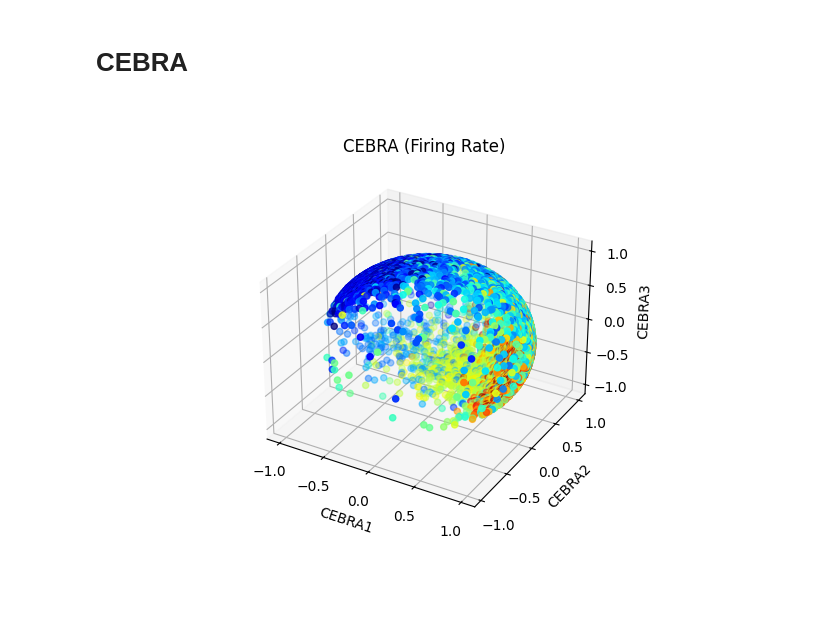
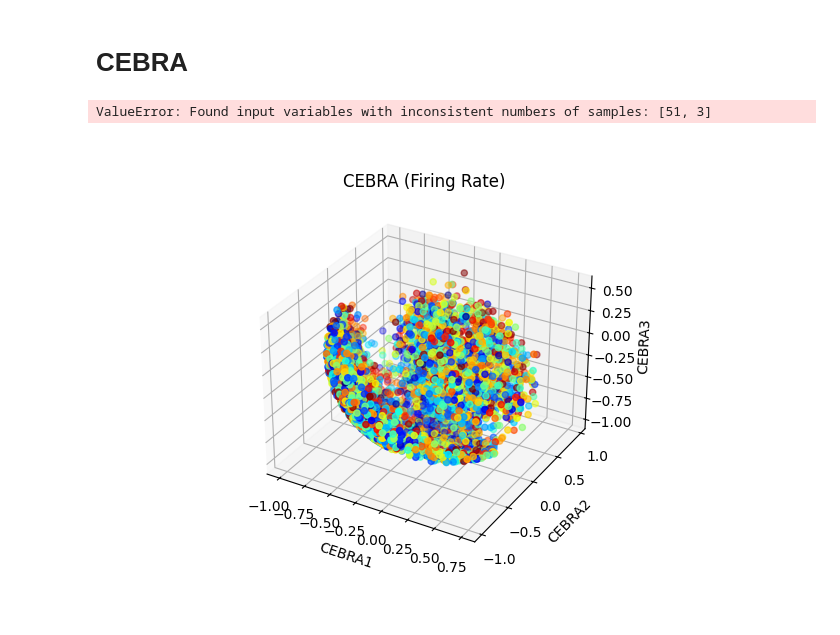
Before and after one commit to hoffman-lab/BrainHacks24-NeuralManifolds, a Jupyter notebook: brainhack_example.ipynb, the cells around one changed output. Drawn from its saved outputs; the diff is of its cells as text; code cells hidden in the pictures.

Commit message:
umap hyperparam search and cebra offset1 model

```diff
--- a/brainhack_example.ipynb
+++ b/brainhack_example.ipynb
@@ -21,8 +21,8 @@ with h5py.File(data_file, 'r') as f:
     sessions = list(f.keys())
 # %%
 # Load data for a particular session and view the format of the data
-i = 0
-session = sessions[0]
+i = 2
+session = sessions[i]
 # convert mm-dd-yyyy to mm/dd/yyyy
 date_str = session.replace('-', '/')
 
@@ -480,13 +500,56 @@ cebra_time = cebra_model.transform(np.transpose(binned_spike_np))
+# %%
+# Using the smallest model (offset1-model) to see if we can get a better latent space faster
+
+import cebra
+from sklearn.model_selection import train_test_split
+
+models = ['offset10-model','offset5-model','offset1-model','offset40-model-4x-subsample', 'resample5-model', 'offset36-model', 'offset36-model-dropout']
+models = ['offset1-model']
+embeddings = []
+X = binned_spike_np
+y = np.stack((rem_rec_bin, epoc_np, trial_np))
+
+n = len(trial_np)  # Number of trials
+num_samples = int(0.2 * n)  # 20% of the number of trials
+
+# Generate random numbers
+random_numbers = np.random.randint(0, n, num_samples)
+
+# Split the data into training and testing sets
+X_train = X[random_numbers, :]
+
+# 1. Define the parameters, either variable or fixed
+for model in models:
+    cebra_model = cebra.CEBRA(
+        model_architecture = model,
+        output_dimension = 4,
+        learning_rate = 3e-4,
+        time_offsets = 10,
+        max_iterations = 10000,
+        temperature_mode = "auto",
+        distance = "cosine",
+        batch_size = 2048,
+        conditional="time_delta",
+        num_hidden_units=128,
+        verbose = True)
+    cebra_model.fit(np.transpose(X_train), np.transpose(y_train))
+    cebra_time = cebra_model.transform(np.transpose(X_train))
+    embeddings.append(cebra_time)
+
+    save_file = f"saved_models/{model}.pt"
+    cebra_model.save(save_file)
+# %% [output]
+ValueError: Found input variables with inconsistent numbers of samples: [51, 3]
 # %%
-# Plot cebra_time in 3 dimensions
-y = trial_np
+i = 0
+y = trial_np[(epoc_np == 1) | (epoc_np == 2) | (epoc_np == 3) | (epoc_np == 4) | (epoc_np == 5)]
 fig = plt.figure()
 ax = fig.add_subplot(111, projection='3d')
-ax.scatter(cebra_time[:,0], cebra_time[:,1], cebra_time[:,2], c=y, cmap='jet')
+ax.scatter(embeddings[i][:,0], embeddings[i][:,1], embeddings[i][:,2], c=y, cmap='jet')
 ax.set_xlabel('CEBRA1')
 ax.set_ylabel('CEBRA2')
 ax.set_zlabel('CEBRA3')
 ax.set_title('CEBRA (Firing Rate)')
 plt.show()
 # %% [output]
-[figure, old version]
+[figure, new version]
```
Also changed, not shown: parts of 8 cells of this notebook.
